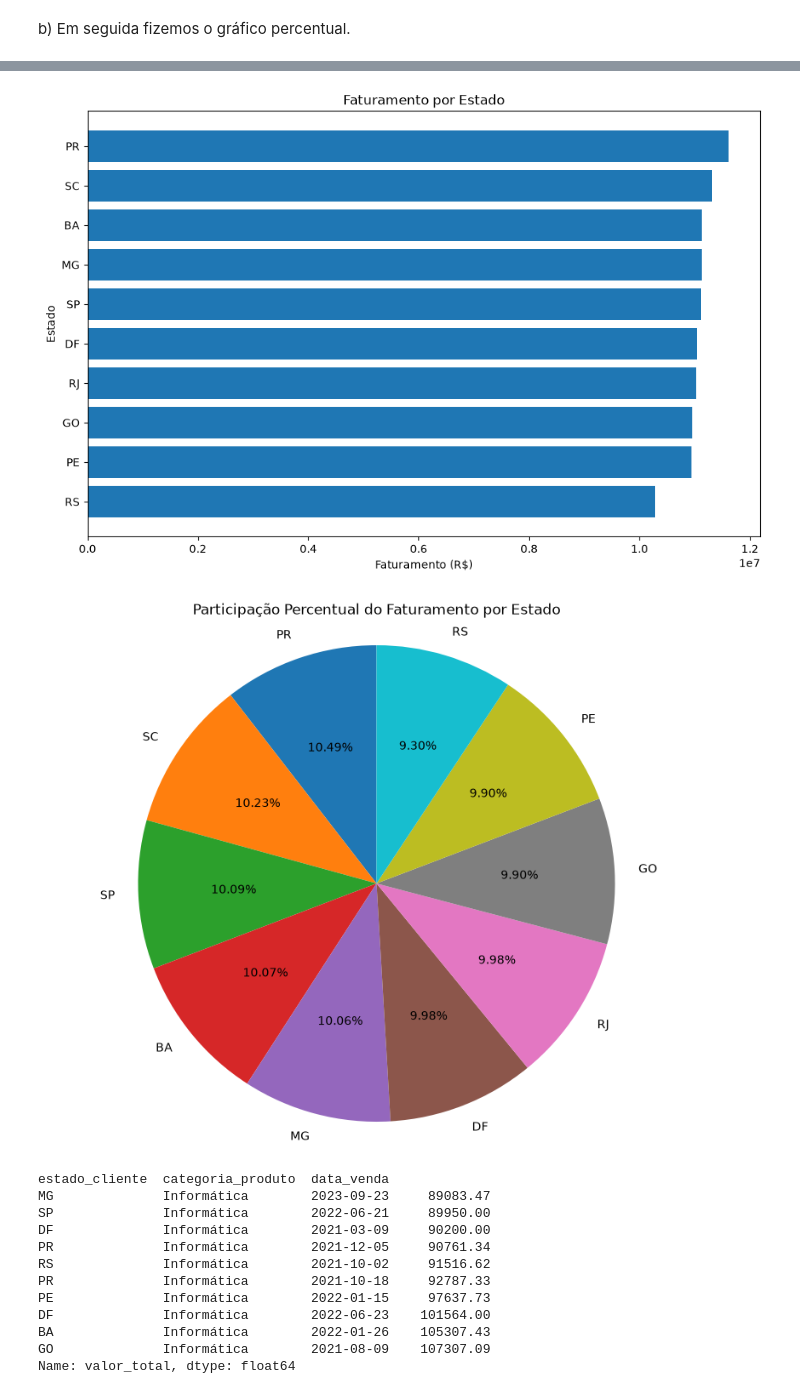
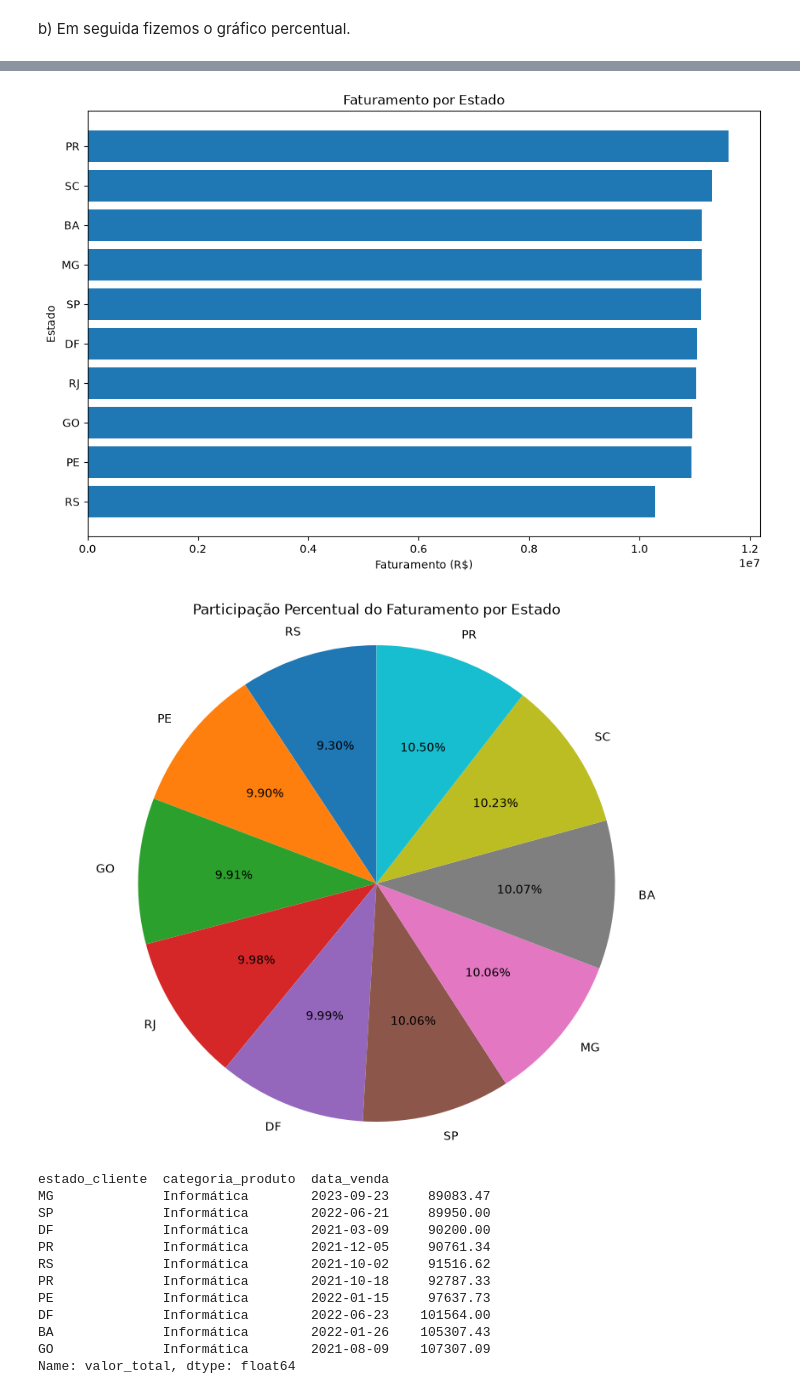
Before and after one commit to brunokisesenai/PROJETO-FINAL, a Jupyter notebook: projeto_final/Projeto_Final.ipynb, the cells around one changed output, grey strips where cells are left out. Cells and saved outputs as stored; diff of their text form; code cells hidden in the pictures.

```diff
--- a/projeto_final/Projeto_Final.ipynb
+++ b/projeto_final/Projeto_Final.ipynb
@@ -378,36 +378,36 @@ plt.title("Faturamento por Estado")
 plt.xlabel("Faturamento (R$)")
 plt.ylabel("Estado")
 plt.show()
 
 
 plt.figure(figsize=(10, 8))
 
 plt.pie(
-    regioes_percentual.values,
-    labels=regioes_percentual.index,
+    vendas_estado.values,
+    labels=vendas_estado.index,
     autopct="%1.2f%%",
     startangle=90
 )
 
 plt.title("Participação Percentual do Faturamento por Estado")
 plt.axis("equal")
 
 plt.show()
 # %% [output]
 estado_cliente
 RS    10277834.18
 PE    10948588.97
 GO    10958911.70
 RJ    11029133.37
 DF    11043685.70
 SP    11116714.42
 MG    11123202.79
 BA    11134190.07
 SC    11312569.01
 PR    11607314.60
 Name: valor_total, dtype: float64
 [figure]
-[figure, old version]
+[figure, new version]
 # %%
 estudo_aplicado = (
     df_vendas.groupby([
```
Also changed, not shown: 1 other file.
